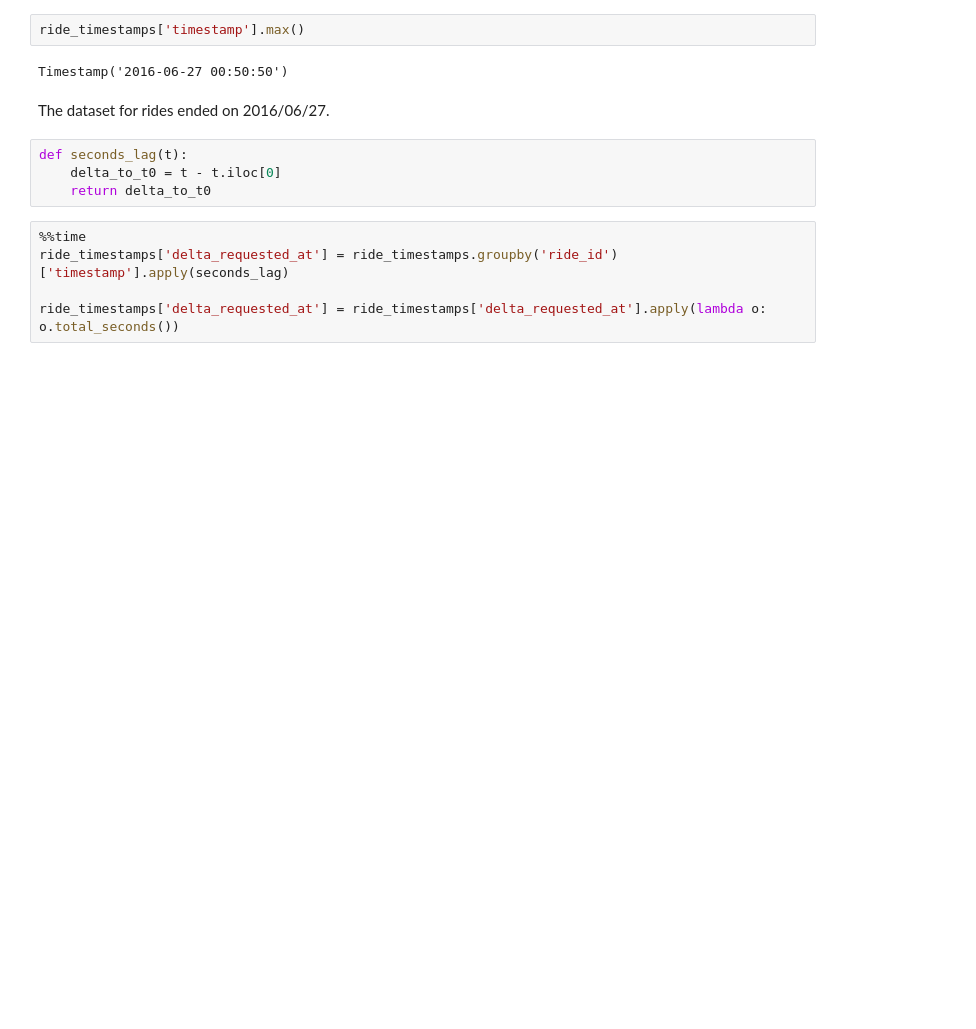
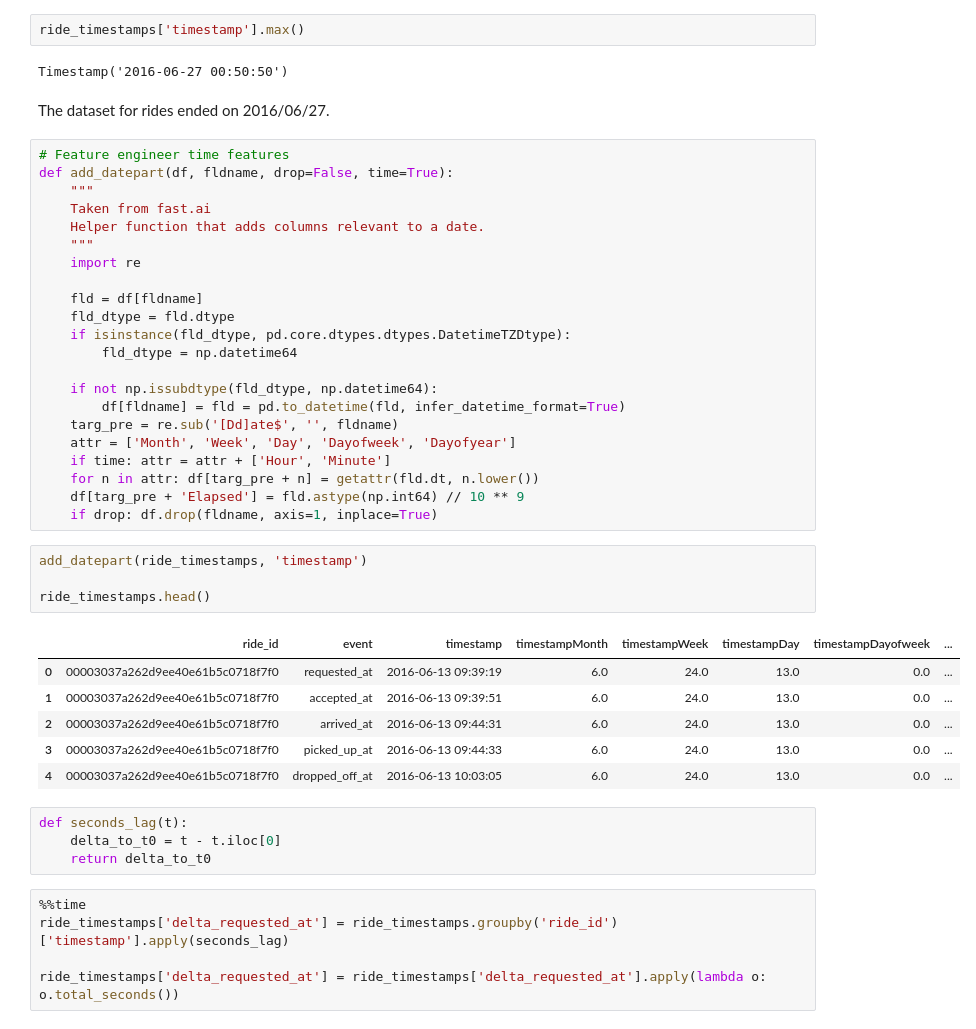
Before and after one commit to wjensheng/lyft, a Jupyter notebook: lyft_nb.ipynb, the cells around one changed output. Drawn from its saved outputs; the diff is of its cells as text; blank space fills up the shorter version.

Commit message:
added time features

```diff
--- a/lyft_nb.ipynb
+++ b/lyft_nb.ipynb
@@ -125,6 +101,39 @@ ride_timestamps['timestamp'].max()
 Timestamp('2016-06-27 00:50:50')
 # %% [markdown]
 The dataset for rides ended on 2016/06/27.
+# %%
+# Feature engineer time features
+def add_datepart(df, fldname, drop=False, time=True):
+    """
+    Taken from fast.ai
+    Helper function that adds columns relevant to a date.
+    """
+    import re
+
+    fld = df[fldname]
+    fld_dtype = fld.dtype
+    if isinstance(fld_dtype, pd.core.dtypes.dtypes.DatetimeTZDtype):
+        fld_dtype = np.datetime64
+
+    if not np.issubdtype(fld_dtype, np.datetime64):
+        df[fldname] = fld = pd.to_datetime(fld, infer_datetime_format=True)
+    targ_pre = re.sub('[Dd]ate$', '', fldname)
+    attr = ['Month', 'Week', 'Day', 'Dayofweek', 'Dayofyear']
+    if time: attr = attr + ['Hour', 'Minute']
+    for n in attr: df[targ_pre + n] = getattr(fld.dt, n.lower())
+    df[targ_pre + 'Elapsed'] = fld.astype(np.int64) // 10 ** 9
+    if drop: df.drop(fldname, axis=1, inplace=True)
+# %%
+add_datepart(ride_timestamps, 'timestamp')
+
+ride_timestamps.head()
+# %% [output]
+|  | ride_id | event | timestamp | timestampMonth | timestampWeek | timestampDay | timestampDayofweek | ... |
+| 0 | 00003037a262d9ee40e61b5c0718f7f0 | requested_at | 2016-06-13 09:39:19 | 6.0 | 24.0 | 13.0 | 0.0 | ... |
+| 1 | 00003037a262d9ee40e61b5c0718f7f0 | accepted_at | 2016-06-13 09:39:51 | 6.0 | 24.0 | 13.0 | 0.0 | ... |
+| 2 | 00003037a262d9ee40e61b5c0718f7f0 | arrived_at | 2016-06-13 09:44:31 | 6.0 | 24.0 | 13.0 | 0.0 | ... |
+| 3 | 00003037a262d9ee40e61b5c0718f7f0 | picked_up_at | 2016-06-13 09:44:33 | 6.0 | 24.0 | 13.0 | 0.0 | ... |
+| 4 | 00003037a262d9ee40e61b5c0718f7f0 | dropped_off_at | 2016-06-13 10:03:05 | 6.0 | 24.0 | 13.0 | 0.0 | ... |
 # %%
 def seconds_lag(t):
     delta_to_t0 = t - t.iloc[0]
```
Also changed, not shown: parts of 31 cells of this notebook.
